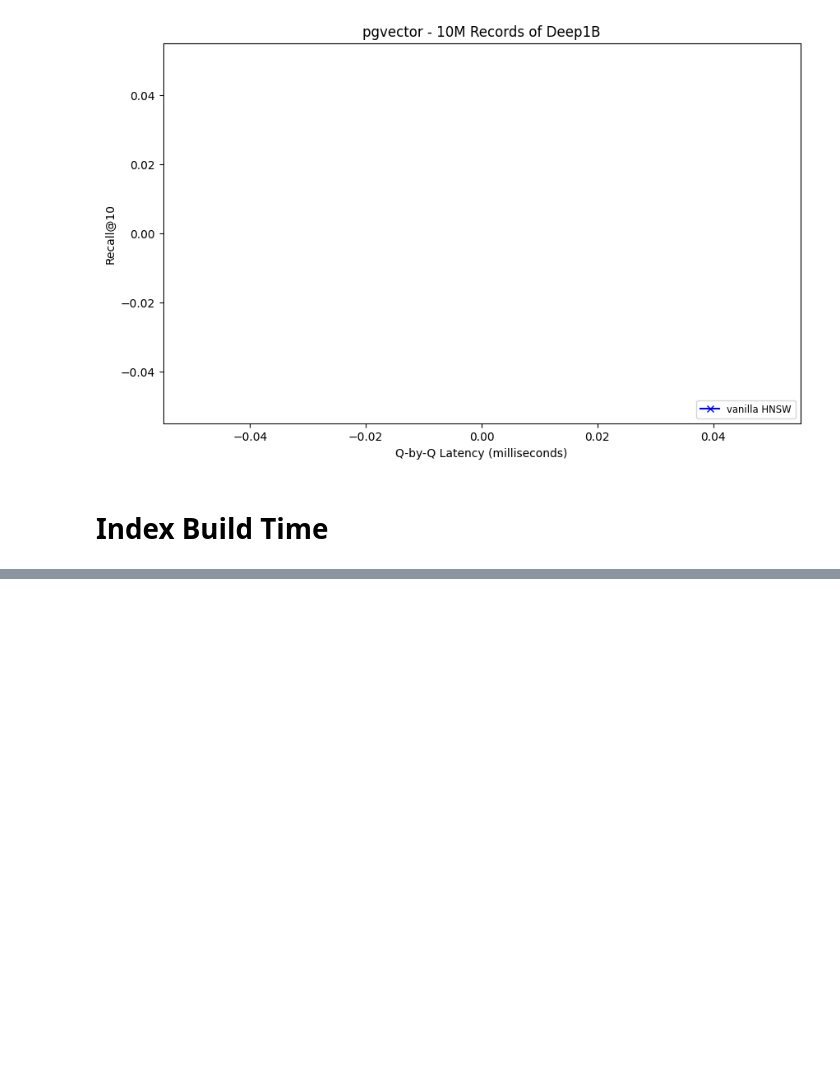
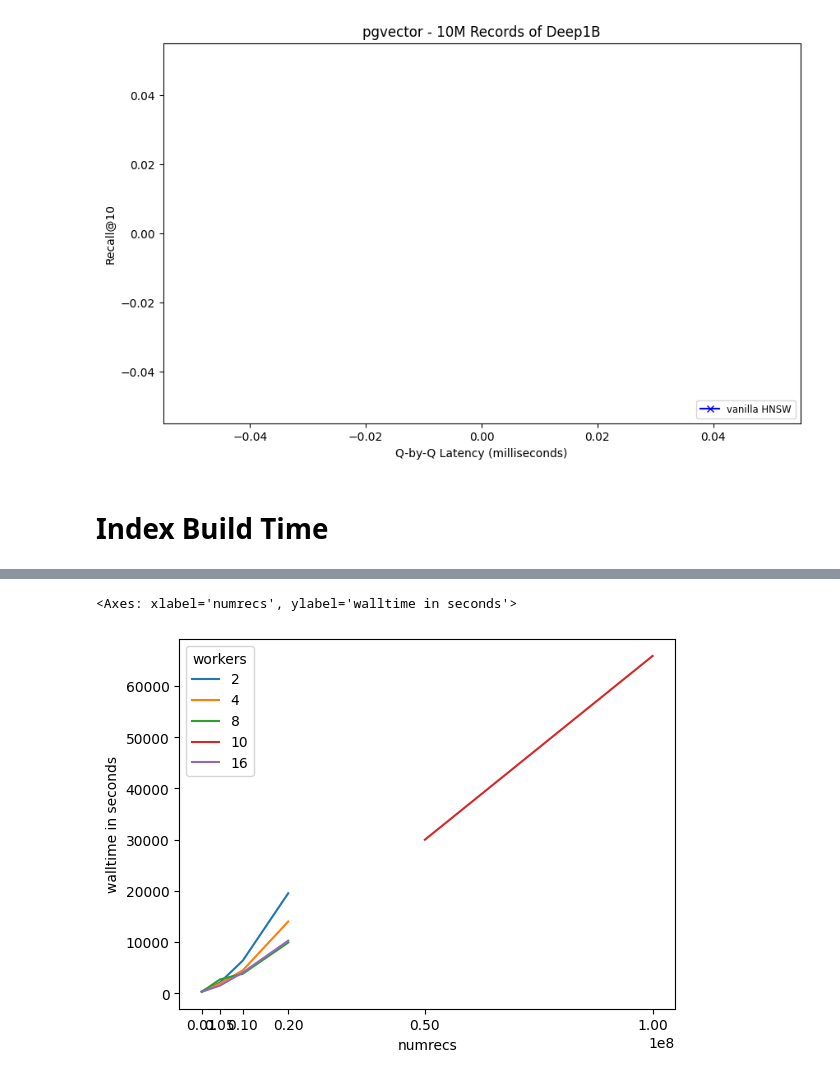
Before and after one commit to iamsabhoho/pgvector, a Jupyter notebook: gsi/analyze.ipynb, the cells around one changed output, grey strips where cells are left out. Cells and saved outputs as stored; diff of their text form; code cells hidden in the pictures; blank space fills up the shorter version.

```diff
--- a/gsi/analyze.ipynb
+++ b/gsi/analyze.ipynb
@@ -234 +281,7 @@ new_df
+# %%
+
+dd.plot(xticks=dd.index, ylabel='walltime in seconds')
+# %% [output]
+<Axes: xlabel='numrecs', ylabel='walltime in seconds'>
+[figure, added]
 # %%
```
Also changed, not shown: parts of 15 cells of this notebook, 7 other files.
